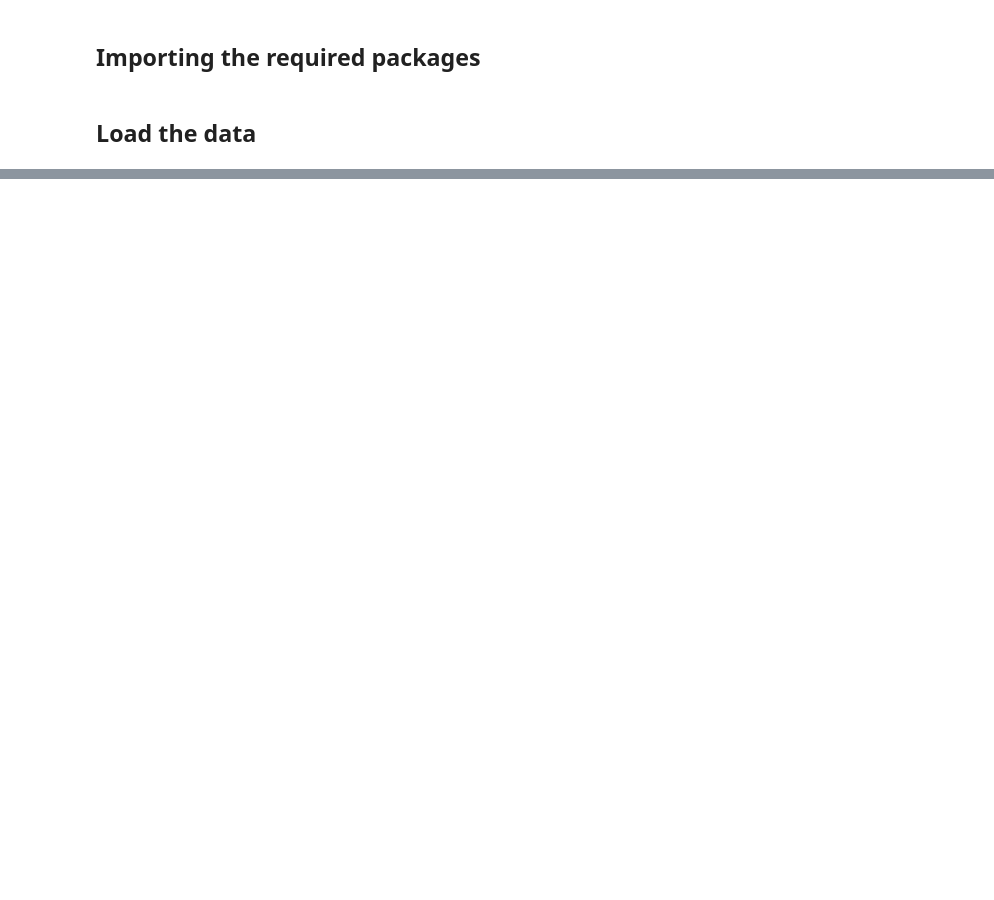
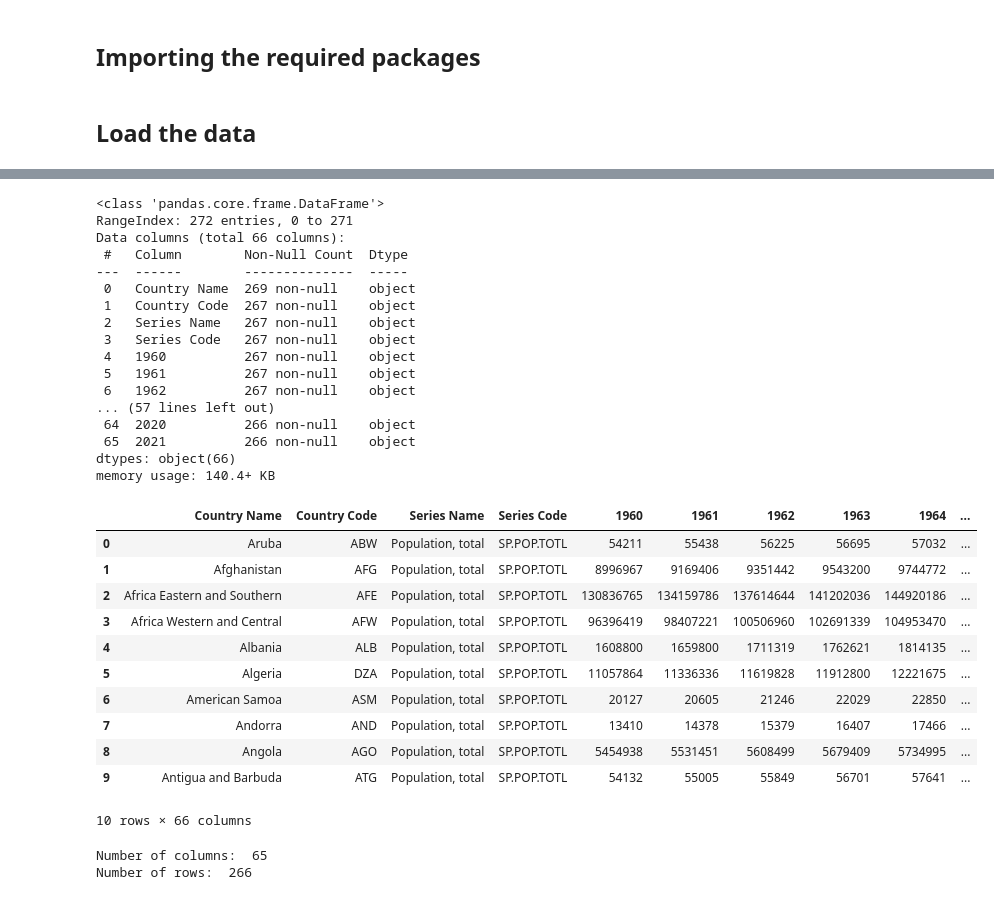
Before and after one commit to mariaingold/LinearRegression-SciKit, a Jupyter notebook: 4_correlation_regression.ipynb, the cells around one changed output, grey strips where cells are left out. Cells and saved outputs as stored; diff of their text form; code cells hidden in the pictures; blank space fills up the shorter version.

```diff
--- a/4_correlation_regression.ipynb
+++ b/4_correlation_regression.ipynb
@@ -260,0 +27,4 @@ beta_1=690.451709,beta_2=0.997207
+# %%
+# Read the data
+global_population_df=pd.read_csv("global_population.csv")
+global_GDP_df=pd.read_csv("global_GDP.csv")
@@ -260,0 +65,40 @@ beta_1=690.451709,beta_2=0.997207
+# %%
+# Take a look at the dataset
+global_population_df.info()
+global_population_df.head(10)
+# %% [output]
+<class 'pandas.core.frame.DataFrame'>
+RangeIndex: 272 entries, 0 to 271
+Data columns (total 66 columns):
+ #   Column        Non-Null Count  Dtype
+---  ------        --------------  -----
+ 0   Country Name  269 non-null    object
+ 1   Country Code  267 non-null    object
+ 2   Series Name   267 non-null    object
+ 3   Series Code   267 non-null    object
+ 4   1960          267 non-null    object
+ 5   1961          267 non-null    object
+ 6   1962          267 non-null    object
+... (57 lines left out)
+ 64  2020          266 non-null    object
+ 65  2021          266 non-null    object
+dtypes: object(66)
+memory usage: 140.4+ KB
+|  | Country Name | Country Code | Series Name | Series Code | 1960 | 1961 | 1962 | 1963 | 1964 | ... |
+| 0 | Aruba | ABW | Population, total | SP.POP.TOTL | 54211 | 55438 | 56225 | 56695 | 57032 | ... |
+| 1 | Afghanistan | AFG | Population, total | SP.POP.TOTL | 8996967 | 9169406 | 9351442 | 9543200 | 9744772 | ... |
+| 2 | Africa Eastern and Southern | AFE | Population, total | SP.POP.TOTL | 130836765 | 134159786 | 137614644 | 141202036 | 144920186 | ... |
+| 3 | Africa Western and Central | AFW | Population, total | SP.POP.TOTL | 96396419 | 98407221 | 100506960 | 102691339 | 104953470 | ... |
+| 4 | Albania | ALB | Population, total | SP.POP.TOTL | 1608800 | 1659800 | 1711319 | 1762621 | 1814135 | ... |
+| 5 | Algeria | DZA | Population, total | SP.POP.TOTL | 11057864 | 11336336 | 11619828 | 11912800 | 12221675 | ... |
+| 6 | American Samoa | ASM | Population, total | SP.POP.TOTL | 20127 | 20605 | 21246 | 22029 | 22850 | ... |
+| 7 | Andorra | AND | Population, total | SP.POP.TOTL | 13410 | 14378 | 15379 | 16407 | 17466 | ... |
+| 8 | Angola | AGO | Population, total | SP.POP.TOTL | 5454938 | 5531451 | 5608499 | 5679409 | 5734995 | ... |
+| 9 | Antigua and Barbuda | ATG | Population, total | SP.POP.TOTL | 54132 | 55005 | 55849 | 56701 | 57641 | ... |
+10 rows × 66 columns
+# %%
+print("Number of columns: ", len(global_GDP_df.columns))
+print("Number of rows: ", len(global_GDP_df))
+# %% [output]
+Number of columns:  65
+Number of rows:  266
```
Also changed, not shown: parts of 50 cells of this notebook.
